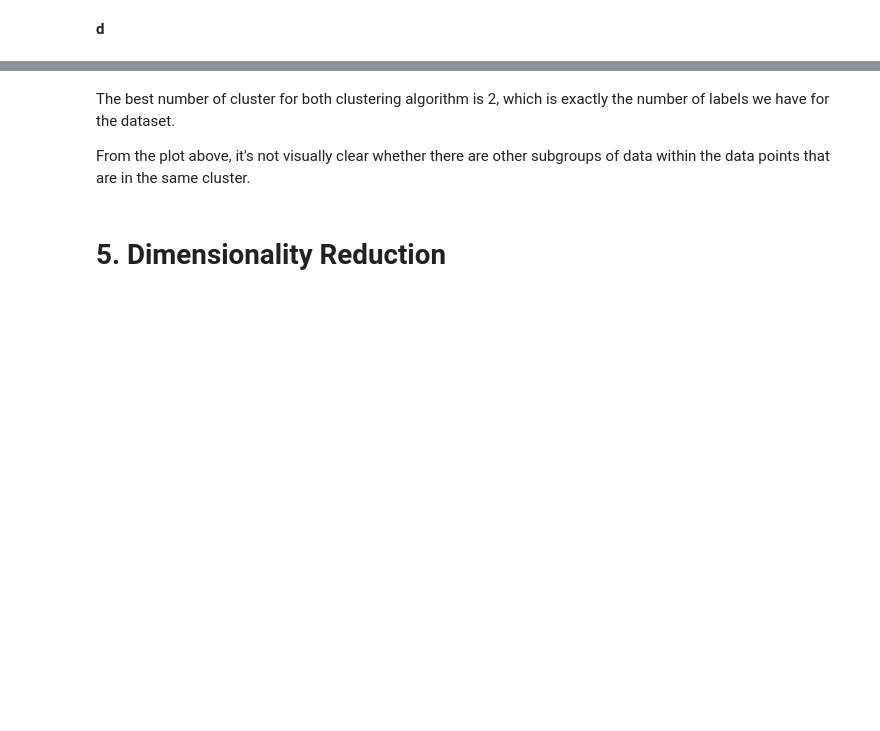
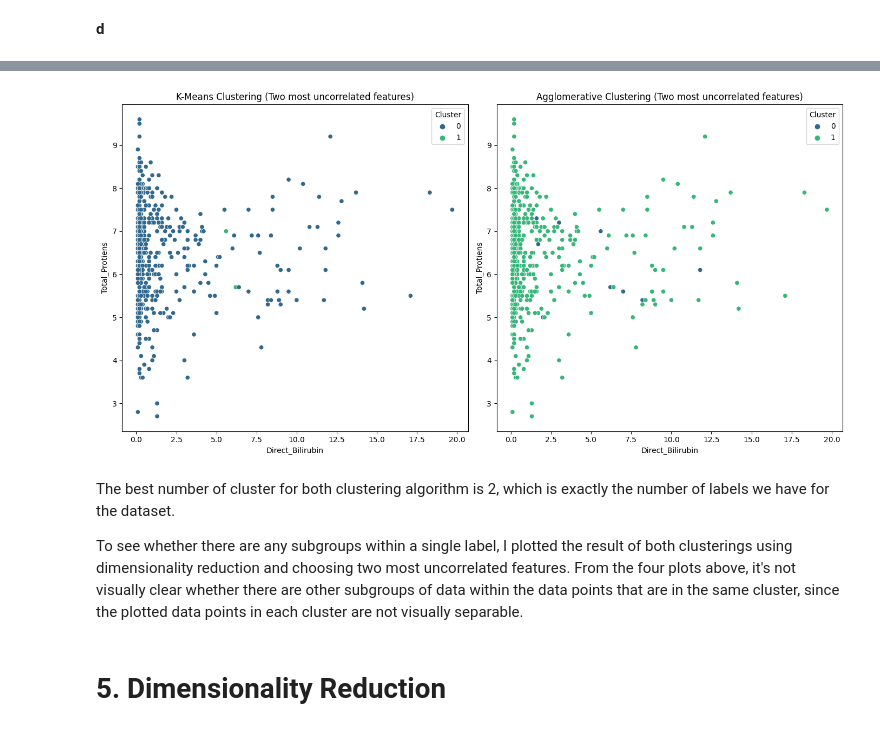
Before and after one commit to sunhuanhuan920/ECE1513, a Jupyter notebook: ECE1513_Assignment_3.ipynb, the cells around one changed output, grey strips where cells are left out. Drawn from its saved outputs; the diff is of its cells as text; code cells hidden in the pictures; blank space fills up the shorter version.

```diff
--- a/ECE1513_Assignment_3.ipynb
+++ b/ECE1513_Assignment_3.ipynb
@@ -204,7 +221,29 @@ plt.show()
+# %%
+# Plotting the results of K-Means Clustering (two most uncorrelated features)
+plt.figure(figsize=(14, 7))
+plt.subplot(1, 2, 1)
+sn.scatterplot(x=X[feature_1], y=X[feature_2], hue=agg_preds_q4, palette='viridis', marker='o', legend='full')
+plt.xlabel(feature_1)
+plt.ylabel(feature_2)
+plt.title('K-Means Clustering (Two most uncorrelated features)')
+plt.legend(title='Cluster')
+
+# Plotting the results of Agglomerative Clustering (two most uncorrelated features)
+plt.subplot(1, 2, 2)
+sn.scatterplot(x=X[feature_1], y=X[feature_2], hue=kmeans_preds_q4, palette='viridis', marker='o', legend='full')
+plt.xlabel(feature_1)
+plt.ylabel(feature_2)
+plt.title('Agglomerative Clustering (Two most uncorrelated features)')
+plt.legend(title='Cluster')
+
+plt.tight_layout()
+plt.show()
+# %% [output]
+[figure, added]
 # %% [markdown]
 The best number of cluster for both clustering algorithm is 2, which is exactly the number of labels we have for the dataset.
 
-From the plot above, it's not visually clear whether there are other subgroups of data within the data points that are in the same cluster.
+To see whether there are any subgroups within a single label, I plotted the result of both clusterings using dimensionality reduction and choosing two most uncorrelated features. From the four plots above, it's not visually clear whether there are other subgroups of data within the data points that are in the same cluster, since the plotted data points in each cluster are not visually separable.
 # %% [markdown]
 # 5. Dimensionality Reduction
 # %% [markdown]
```
Also changed, not shown: parts of 3 cells of this notebook.
